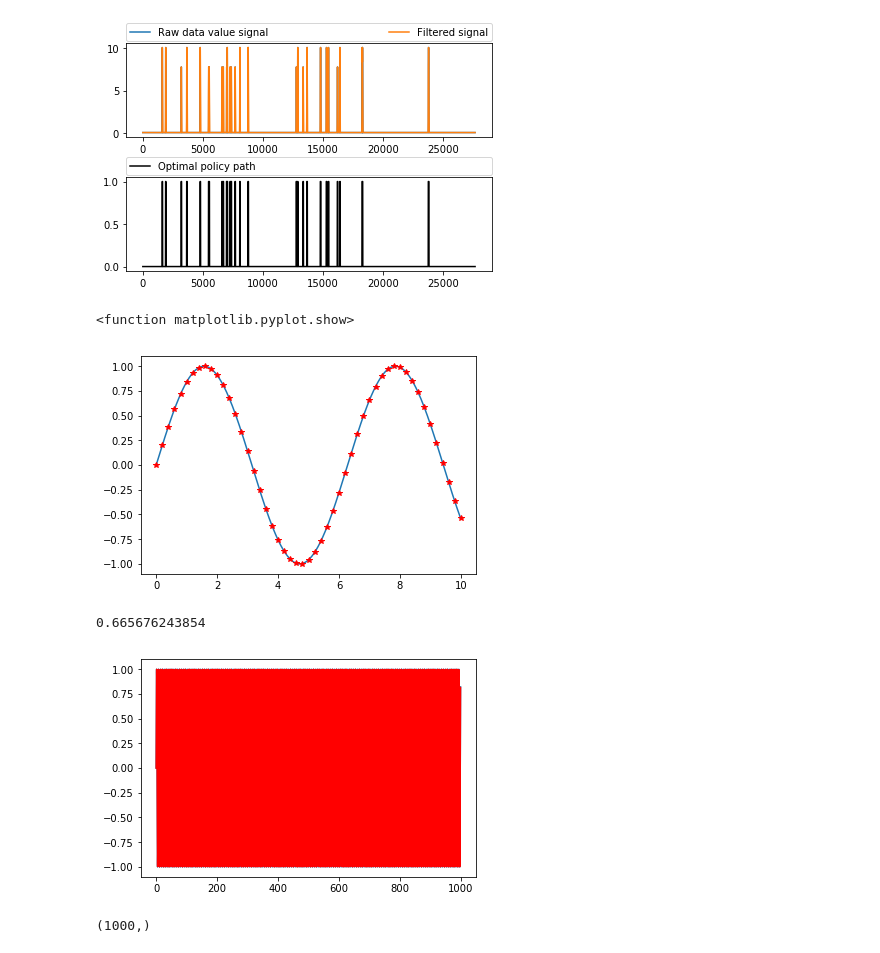
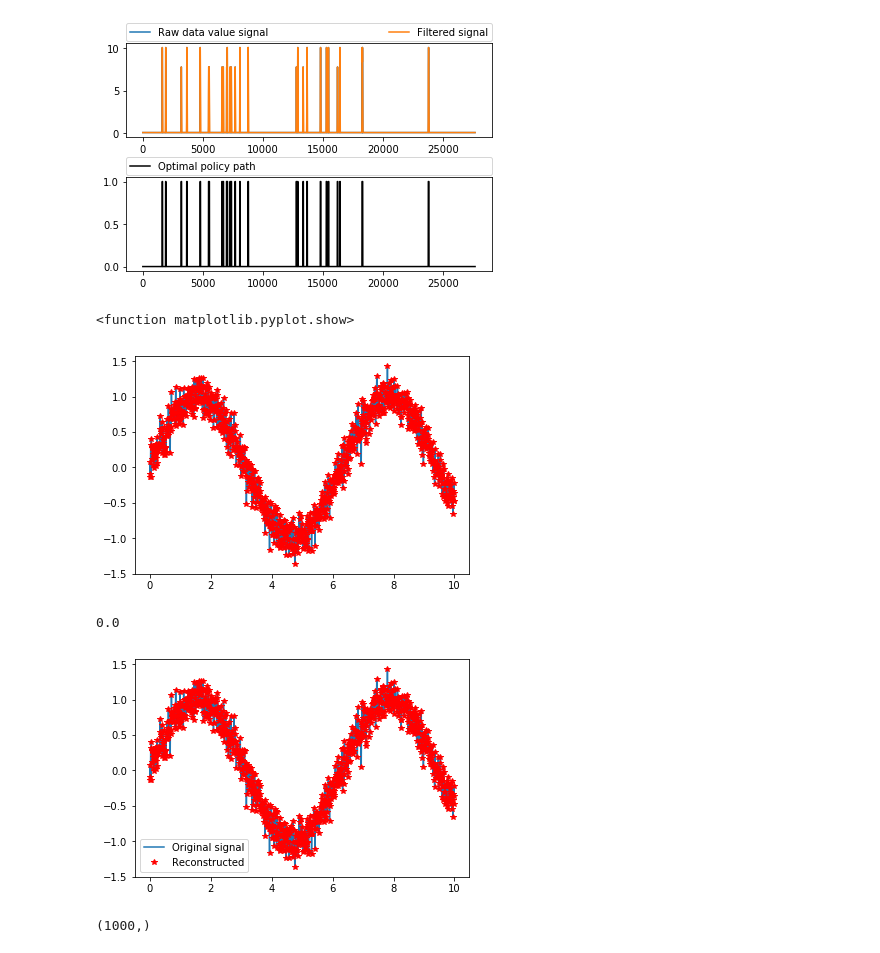
Before and after one commit to MoonBlvd/MDP_data_recording, a Jupyter notebook: integer_quadratic_programming.ipynb, the cells around one changed output. Cells and saved outputs as stored; diff of their text form; code cells hidden in the pictures.

```diff
--- a/integer_quadratic_programming.ipynb
+++ b/integer_quadratic_programming.ipynb
@@ -220,9 +220,12 @@ plt.tight_layout(pad=2)
 # %%
 '''sampling and reconstruction'''
 w = 100 # original frequency in Hz
-w_sample = 5 # sample rate
-time = np.arange(0,10,1/w)
-x = np.sin(time)
+w_sample = 100 # sample rate
+T = 10
+time = np.arange(0,T,1/w)
+# x = np.sin(time)
+noise = 0.05*np.random.randn(T*w)
+x = x + noise
 sample_x = []
 sample_time = []
 for i,sample in enumerate(x):
@@ -238,33 +241,35 @@ plt.plot(sample_time,sample_x,'r*')
 plt.show
 # %% [output]
 <function matplotlib.pyplot.show>
-[figure, old version]
+[figure, new version]
 # %%
 # linear interpolation
 reconstructed_x = []
 reconstructed_t = []
 for i,sample in enumerate(sample_x):
     if i+1 == len(sample_x):
         break
     next_sample = sample_x[i+1]
     interpolate_x = sample + [(next_sample-sample)*(j*w_sample/w) for j in range(int(w/w_sample))]
     interpolate_t = sample_time[i] + [(1/w)*j for j in range(int(w/w_sample))]
     if i == 0:
         reconstructed_x = interpolate_x
         reconstructed_t = interpolate_t
     else:
         reconstructed_x = np.append(reconstructed_x,interpolate_x)
         reconstructed_t = np.append(reconstructed_t,interpolate_t)
 plt.plot(time,x)
 plt.plot(reconstructed_t,reconstructed_x,'r*')
+plt.legend(['Original signal','Reconstructed'])
+plt.savefig('linear_interpolation_100.png',dpi=200)
 plt.show
 
 # compute reconstruction error
 error = np.dot((reconstructed_x - x),(reconstructed_x - x))
 print(error)
 # %% [output]
-0.665676243854
+0.0
-[figure, old version]
+[figure, new version]
 # %%
 # %% [output]
 (1000,)
```
Also changed, not shown: 2 other files.
